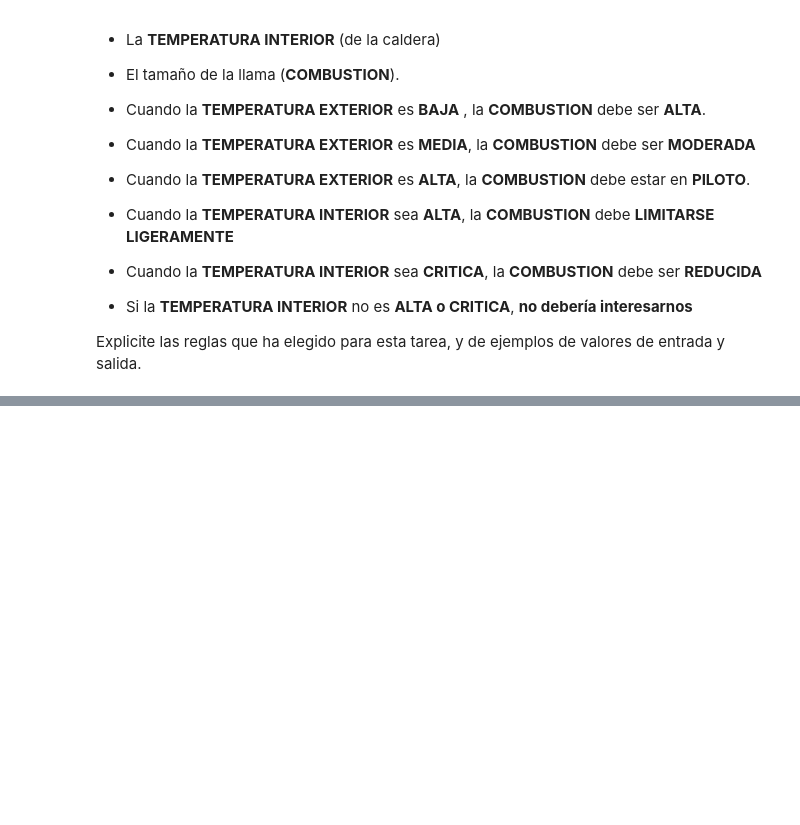
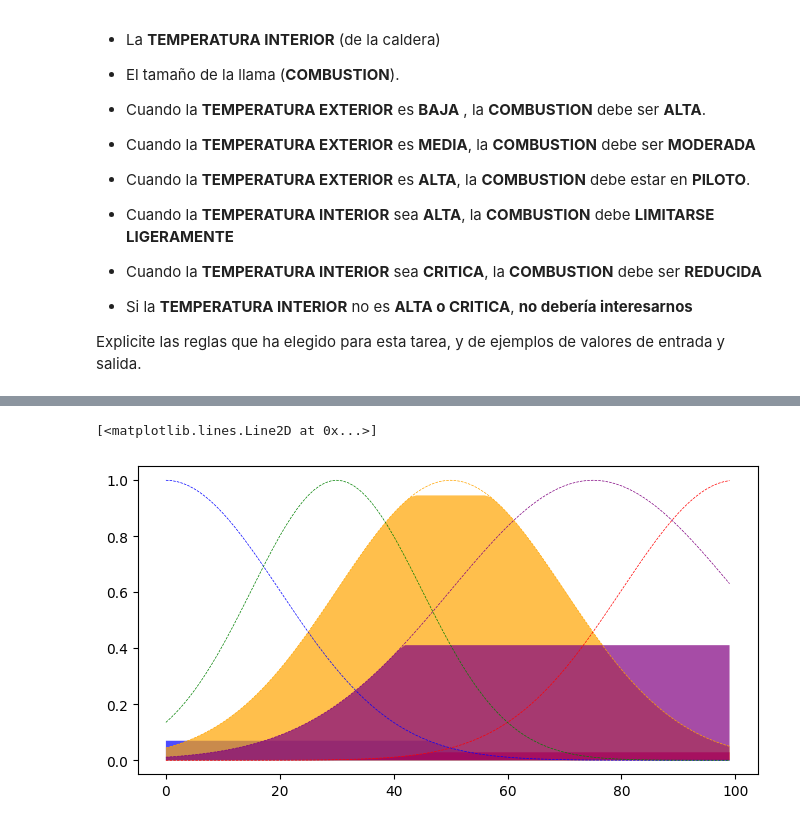
Before and after one commit to facundodelga/TP-IA-sugeno, a Jupyter notebook: MamdaniTP.ipynb, the cells around one changed output, grey strips where cells are left out. Drawn from its saved outputs; the diff is of its cells as text; code cells hidden in the pictures; blank space fills up the shorter version.

```diff
--- a/MamdaniTP.ipynb
+++ b/MamdaniTP.ipynb
@@ -40,0 +94,43 @@ t_int_critica = fuzz.gaussmf(t_int,[71,100])
+# %%
+# Datos de entrada
+temp_ext = 20  #t_ext = np.arange(-20, 50, 1)
+temp_int = 40 #t_int = np.arange(30, 100, 1)
+
+# Fuzzificacion
+ext_nivel_alta = fuzz.interp_membership(t_ext,t_ext_alta,temp_ext)
+ext_nivel_media = fuzz.interp_membership(t_ext,t_ext_media,temp_ext)
+ext_nivel_baja = fuzz.interp_membership(t_ext,t_ext_baja,temp_ext)
+
+int_nivel_baja = fuzz.interp_membership(t_int,t_int_baja,temp_int)
+int_nivel_alta = fuzz.interp_membership(t_int,t_int_alta,temp_int)
+int_nivel_critica = fuzz.interp_membership(t_int,t_int_critica,temp_int)
+
+# Asigno las reglas
+regla1 = np.fmin(ext_nivel_alta,c_piloto) # Cuando la TEMPERATURA EXTERIOR es ALTA , la COMBUSTION debe ser PILOTO.
+regla2 = np.fmin(ext_nivel_media,c_moderada) # Cuando la TEMPERATURA EXTERIOR es MEDIA, la COMBUSTION debe ser MODERADA
+regla3 = np.fmin(ext_nivel_baja, c_alta) # Cuando la TEMPERATURA EXTERIOR es BAJA, la COMBUSTION debe ser ALTA
+
+regla4 = np.fmin(int_nivel_alta,c_limitada) # Cuando la TEMPERATURA INTERIOR sea ALTA, la COMBUSTION debe LIMITARSE LIGERAMENTE
+regla5 = np.fmin(int_nivel_critica,c_reducida) # Cuando la TEMPERATURA INTERIOR sea CRITICA, la COMBUSTION debe ser REDUCIDA
+
+# Si la TEMPERATURA INTERIOR no es ALTA o CRITICA, no debería interesarnos
+
+fig, af = plt.subplots(figsize=(8, 4))
+
+af.fill_between(combustion, regla1, facecolor='b', alpha=0.7)
+af.plot(combustion, c_piloto, 'b', linewidth=0.5, linestyle='--')
+
+af.fill_between(combustion, regla2, facecolor='orange', alpha=0.7)
+af.plot(combustion, c_moderada, 'orange', linewidth=0.5, linestyle='--')
+
+af.fill_between(combustion, regla3, facecolor='r', alpha=0.7)
+af.plot(combustion, c_alta, 'red', linewidth=0.5, linestyle='--')
+
+af.fill_between(combustion, regla4, facecolor='purple', alpha=0.7)
+af.plot(combustion, c_limitada, 'purple', linewidth=0.5, linestyle='--')
+
+af.fill_between(combustion, regla5, facecolor='green', alpha=0.7)
+af.plot(combustion, c_reducida, 'green', linewidth=0.5, linestyle='--')
+# %% [output]
+[<matplotlib.lines.Line2D at 0x...>]
+[figure, added]
```
Also changed, not shown: parts of 7 cells of this notebook.
